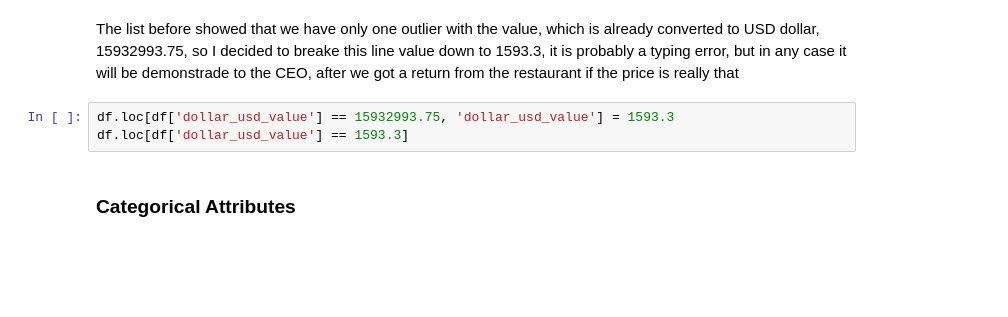
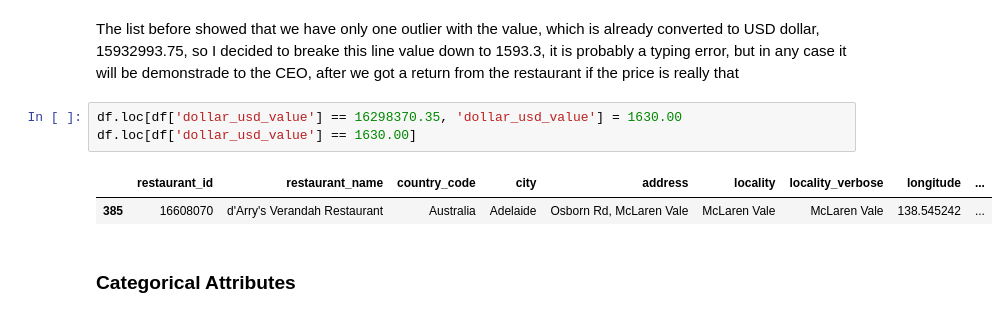
Before and after one commit to gabri7sc/eda_zomato_project, a Jupyter notebook: jupyter_analyze/EDA_jupyter_ftc.ipynb, the cells around one changed output. Saved outputs shown, nothing was run; the diff lists cells and outputs as text; blank space fills up the shorter version.

```diff
--- a/jupyter_analyze/EDA_jupyter_ftc.ipynb
+++ b/jupyter_analyze/EDA_jupyter_ftc.ipynb
@@ -254,8 +350,11 @@ The list before showed that we have only one outlier with the value, which is al
 so I decided to breake this line value down to 1593.3, it is probably a typing error, but in any case it will be demonstrade to the CEO, after we got a return from
 the restaurant if the price is really that
 # %%
-df.loc[df['dollar_usd_value'] == 15932993.75, 'dollar_usd_value'] = 1593.3
-df.loc[df['dollar_usd_value'] == 1593.3]
+df.loc[df['dollar_usd_value'] == 16298370.35, 'dollar_usd_value'] = 1630.00
+df.loc[df['dollar_usd_value'] == 1630.00]
+# %% [output]
+|  | restaurant_id | restaurant_name | country_code | city | address | locality | locality_verbose | longitude | ... |
+| 385 | 16608070 | d'Arry's Verandah Restaurant | Australia | Adelaide | Osborn Rd, McLaren Vale | McLaren Vale | McLaren Vale | 138.545242 | ... |
 # %% [markdown]
 ### Categorical Attributes
 # %%
```
Also changed, not shown: parts of 56 cells of this notebook, 9 other files.
